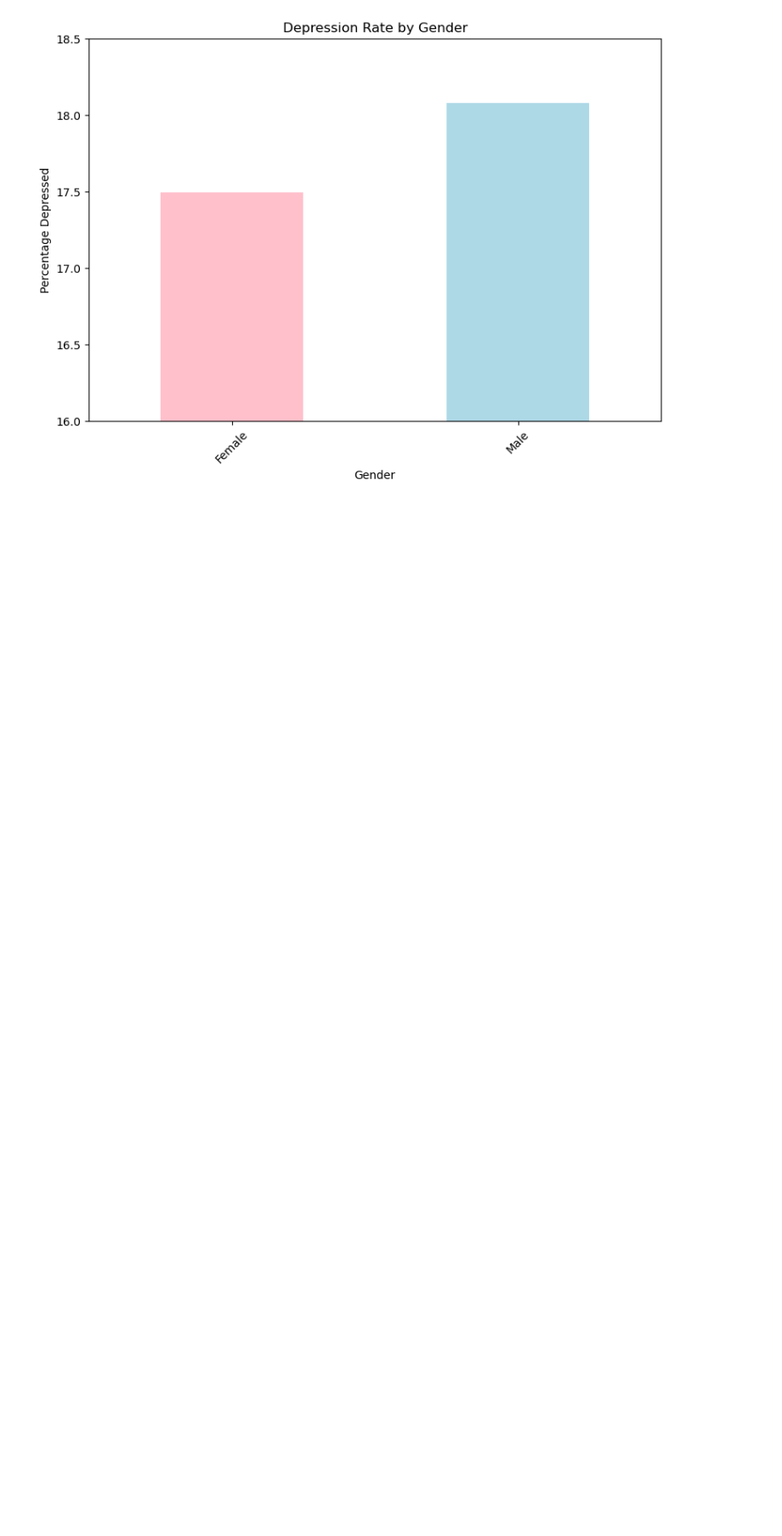
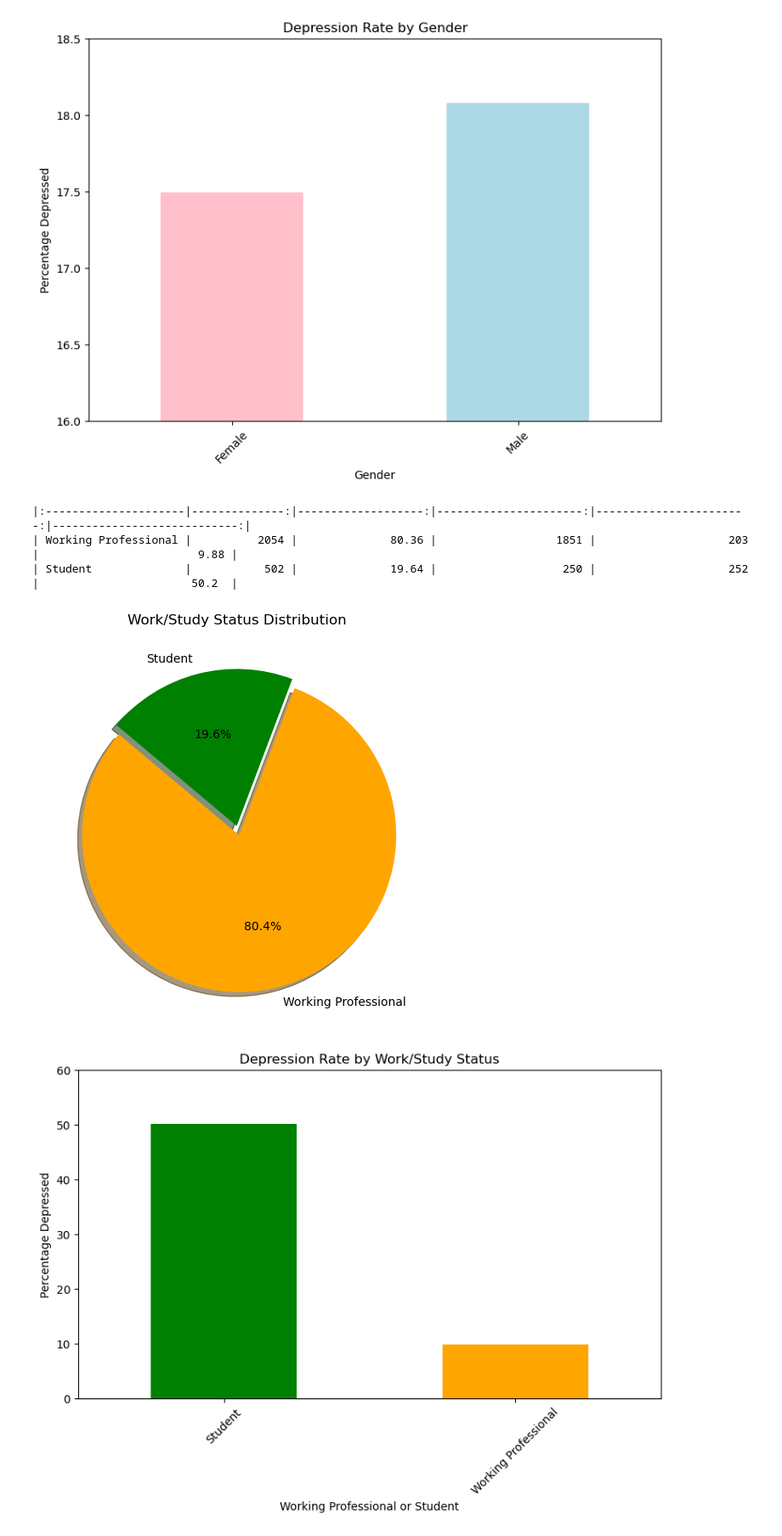
Before and after one commit to riffatmunaf/FYP-Depression-Analysis-and-Prediction, a Jupyter notebook: Code/1) Depression Analysis.ipynb, the cells around one changed output. Shown: that part at 85% size. Saved outputs shown, nothing was run; the diff lists cells and outputs as text; code cells hidden in the pictures; blank space fills up the shorter version.

```diff
--- a/Code/1) Depression Analysis.ipynb
+++ b/Code/1) Depression Analysis.ipynb
@@ -165,3 +165,20 @@ analyze_category_with_depression_improved(
 | Female |          1223 |              47.85 |                  1009 |                    214 |                       17.5  |
 [figure]
 [figure]
+# %%
+analyze_category_with_depression_improved(
+    df,
+    'Working Professional or Student',
+    'Work/Study Status',
+    (6, 6),
+    (8, 6),
+    ['orange', 'green'],
+    ['green', 'orange'],
+    (0, 60)
+)
+# %% [output]
+|:---------------------|--------------:|-------------------:|----------------------:|-----------------------:|----------------------------:|
+| Working Professional |          2054 |              80.36 |                  1851 |                    203 |                        9.88 |
+| Student              |           502 |              19.64 |                   250 |                    252 |                       50.2  |
+[figure, added]
+[figure, added]
```
Also changed, not shown: parts of 8 cells of this notebook.
